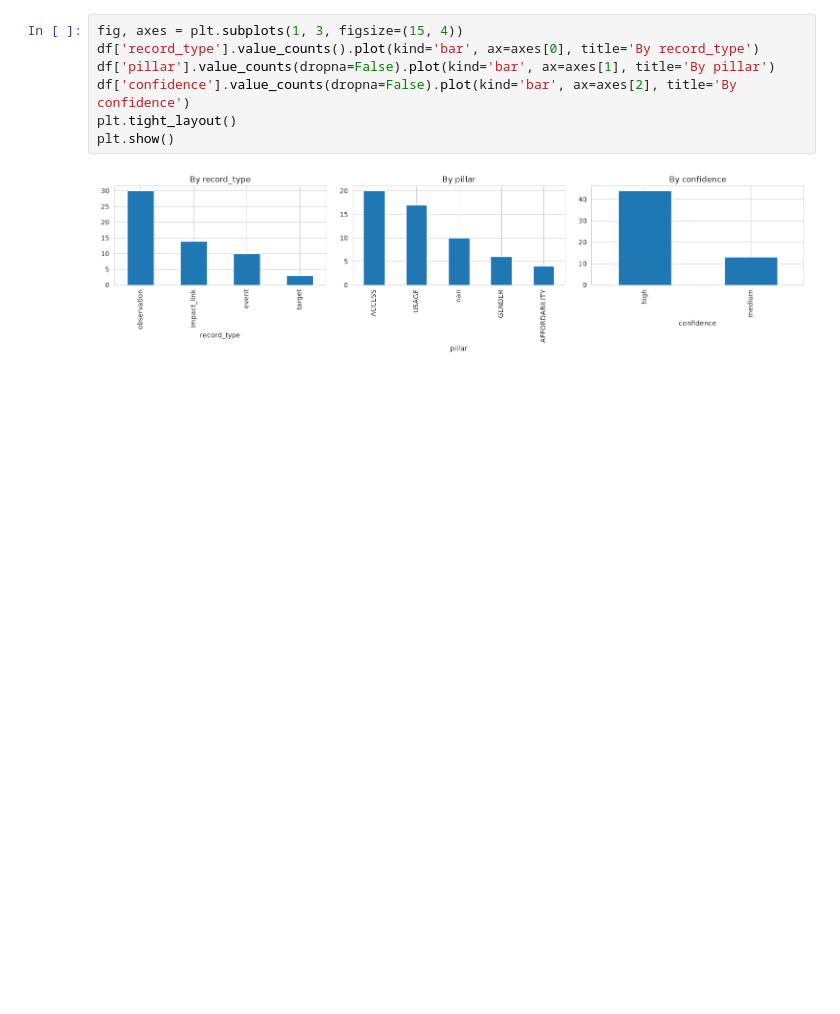
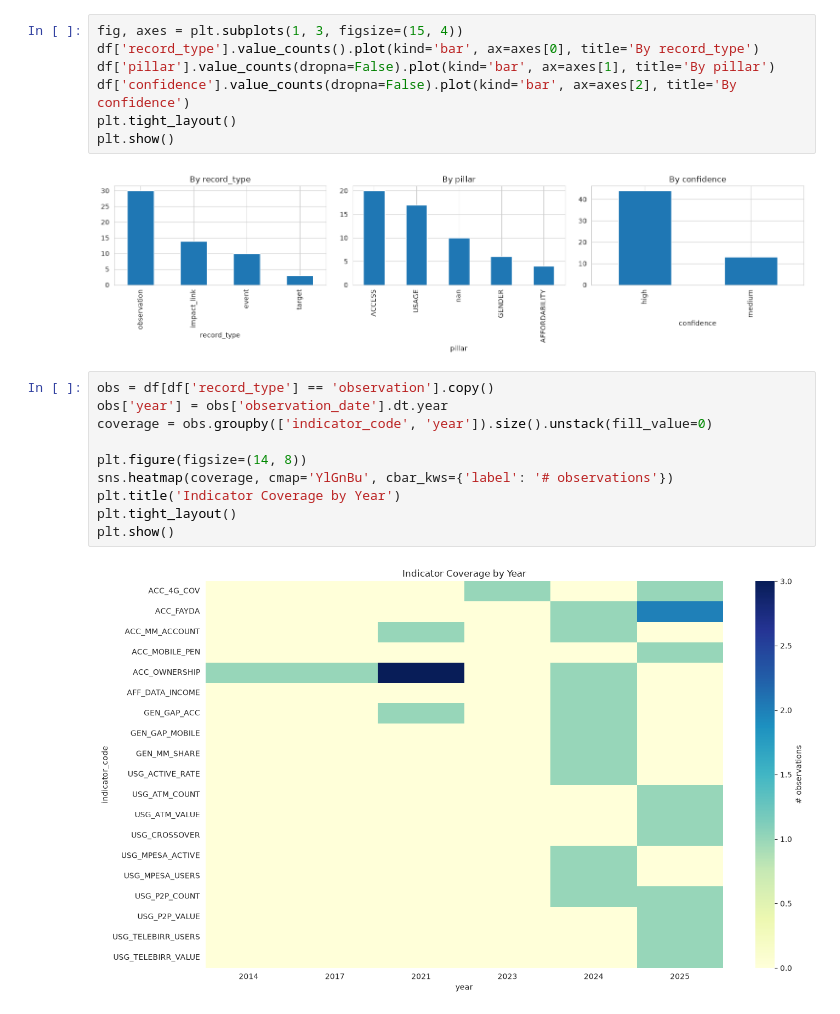
Before and after one commit to Sumeyahassen/ethiopia-fi-forecast, a Jupyter notebook: notebooks/02_eda.ipynb, the cells around one changed output. Drawn from its saved outputs; the diff is of its cells as text; blank space fills up the shorter version.

Commit message:
temporari coverage heatmap

```diff
--- a/notebooks/02_eda.ipynb
+++ b/notebooks/02_eda.ipynb
@@ -33,3 +33,15 @@ plt.tight_layout()
 plt.show()
 # %% [output]
 [figure]
+# %%
+obs = df[df['record_type'] == 'observation'].copy()
+obs['year'] = obs['observation_date'].dt.year
+coverage = obs.groupby(['indicator_code', 'year']).size().unstack(fill_value=0)
+
+plt.figure(figsize=(14, 8))
+sns.heatmap(coverage, cmap='YlGnBu', cbar_kws={'label': '# observations'})
+plt.title('Indicator Coverage by Year')
+plt.tight_layout()
+plt.show()
+# %% [output]
+[figure, added]
```
